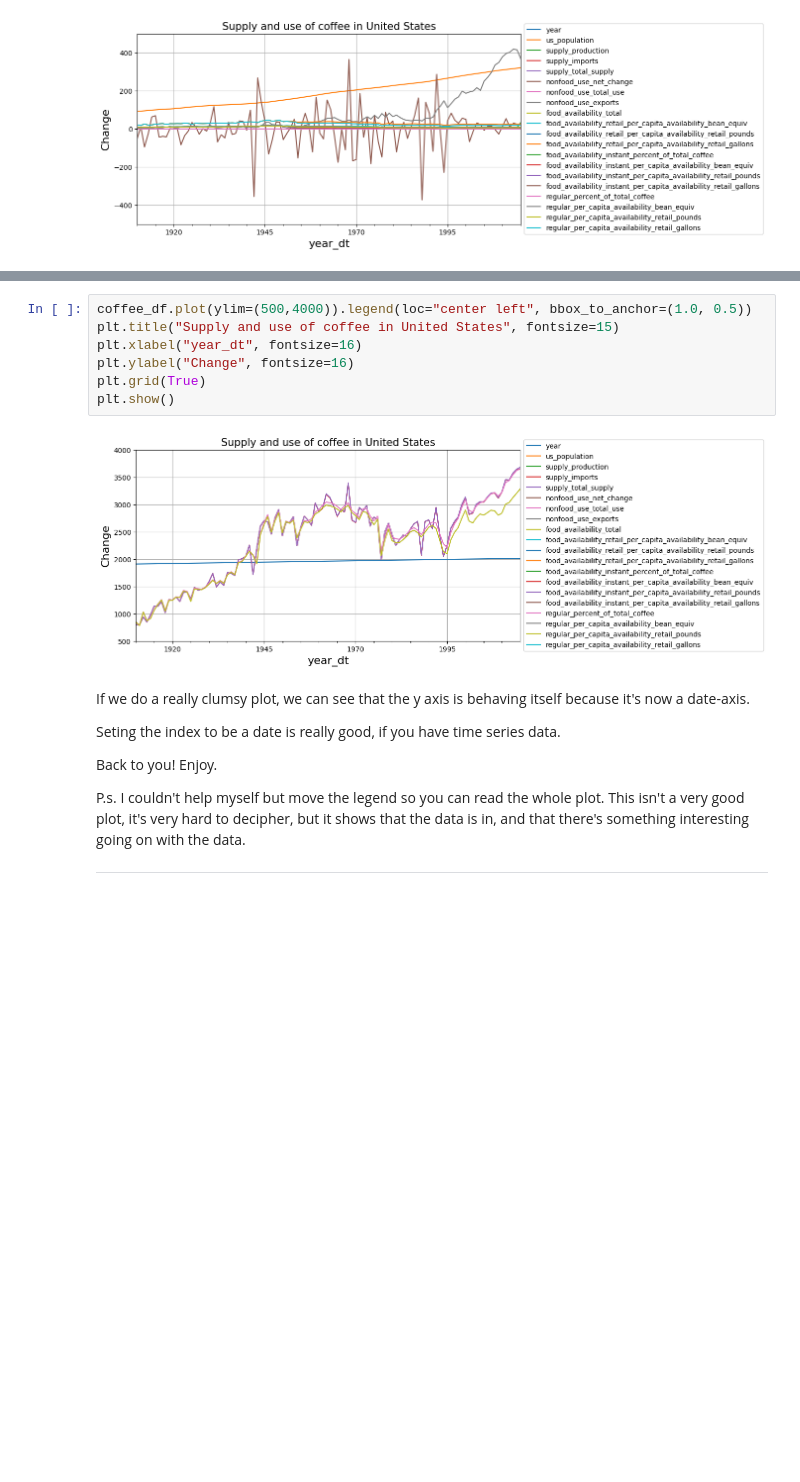
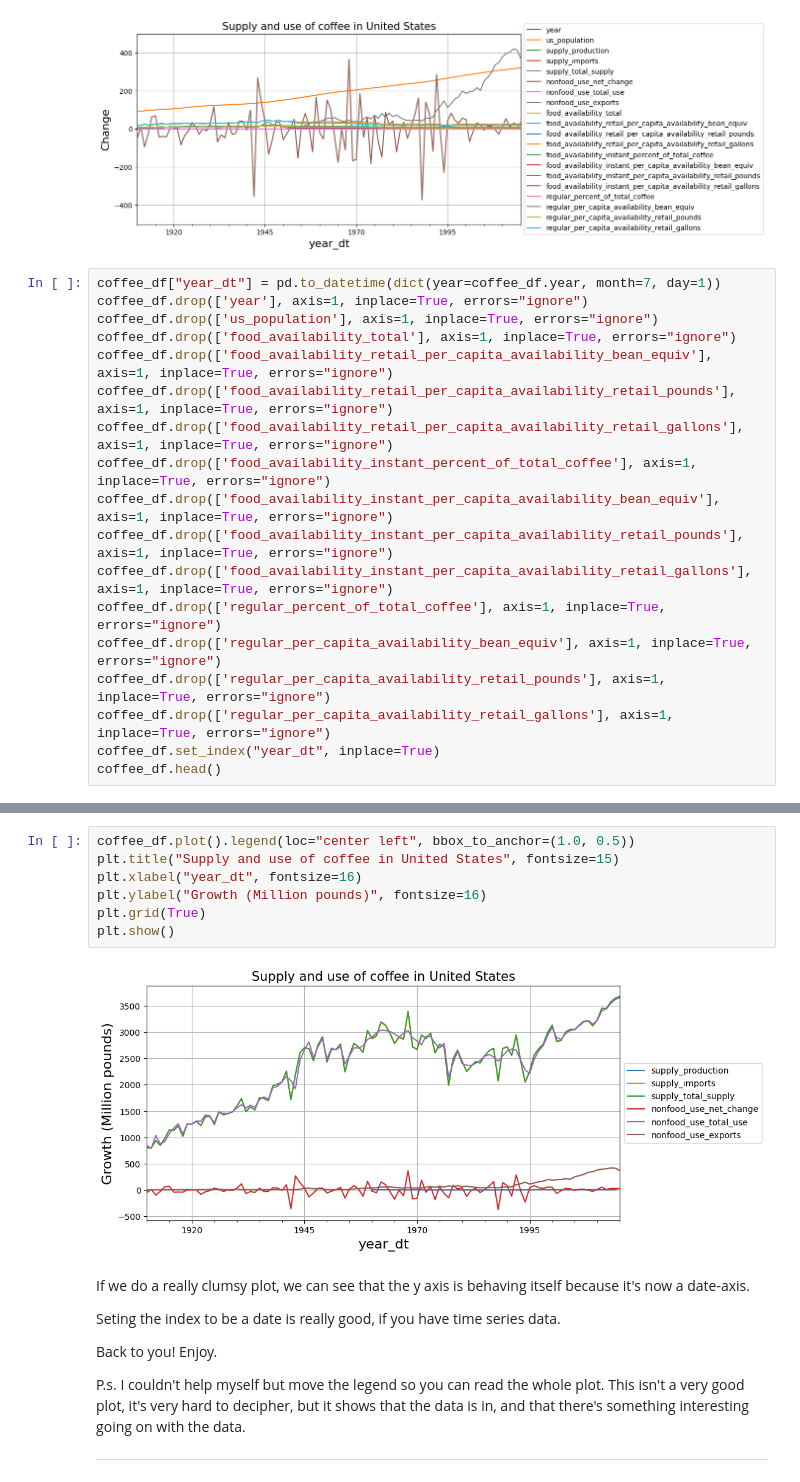
Before and after one commit to shinsooha/DATAproject, a Jupyter notebook: coffee.ipynb, the cells around one changed output, grey strips where cells are left out. Drawn from its saved outputs; the diff is of its cells as text; blank space fills up the shorter version.

Commit message:
do coffee

```diff
--- a/coffee.ipynb
+++ b/coffee.ipynb
@@ -166,3 +166,21 @@ plt.grid(True)
 plt.show()
 # %% [output]
 [figure]
+# %%
+coffee_df["year_dt"] = pd.to_datetime(dict(year=coffee_df.year, month=7, day=1))
+coffee_df.drop(['year'], axis=1, inplace=True, errors="ignore")
+coffee_df.drop(['us_population'], axis=1, inplace=True, errors="ignore")
+coffee_df.drop(['food_availability_total'], axis=1, inplace=True, errors="ignore")
+coffee_df.drop(['food_availability_retail_per_capita_availability_bean_equiv'], axis=1, inplace=True, errors="ignore")
+coffee_df.drop(['food_availability_retail_per_capita_availability_retail_pounds'], axis=1, inplace=True, errors="ignore")
+coffee_df.drop(['food_availability_retail_per_capita_availability_retail_gallons'], axis=1, inplace=True, errors="ignore")
+coffee_df.drop(['food_availability_instant_percent_of_total_coffee'], axis=1, inplace=True, errors="ignore")
+coffee_df.drop(['food_availability_instant_per_capita_availability_bean_equiv'], axis=1, inplace=True, errors="ignore")
+coffee_df.drop(['food_availability_instant_per_capita_availability_retail_pounds'], axis=1, inplace=True, errors="ignore")
+coffee_df.drop(['food_availability_instant_per_capita_availability_retail_gallons'], axis=1, inplace=True, errors="ignore")
+coffee_df.drop(['regular_percent_of_total_coffee'], axis=1, inplace=True, errors="ignore")
+coffee_df.drop(['regular_per_capita_availability_bean_equiv'], axis=1, inplace=True, errors="ignore")
+coffee_df.drop(['regular_per_capita_availability_retail_pounds'], axis=1, inplace=True, errors="ignore")
+coffee_df.drop(['regular_per_capita_availability_retail_gallons'], axis=1, inplace=True, errors="ignore")
+coffee_df.set_index("year_dt", inplace=True)
+coffee_df.head()
@@ -169,12 +195,12 @@ plt.show()
 # %%
-coffee_df.plot(ylim=(500,4000)).legend(loc="center left", bbox_to_anchor=(1.0, 0.5))
+coffee_df.plot().legend(loc="center left", bbox_to_anchor=(1.0, 0.5))
 plt.title("Supply and use of coffee in United States", fontsize=15)
 plt.xlabel("year_dt", fontsize=16)
-plt.ylabel("Change", fontsize=16)
+plt.ylabel("Growth (Million pounds)", fontsize=16)
 plt.grid(True)
 plt.show()
 # %% [output]
-[figure, old version]
+[figure, new version]
 # %% [markdown]
 If we do a really clumsy plot, we can see that the y axis is behaving itself because it's now a date-axis.
 
```
Also changed, not shown: parts of 5 cells of this notebook.
